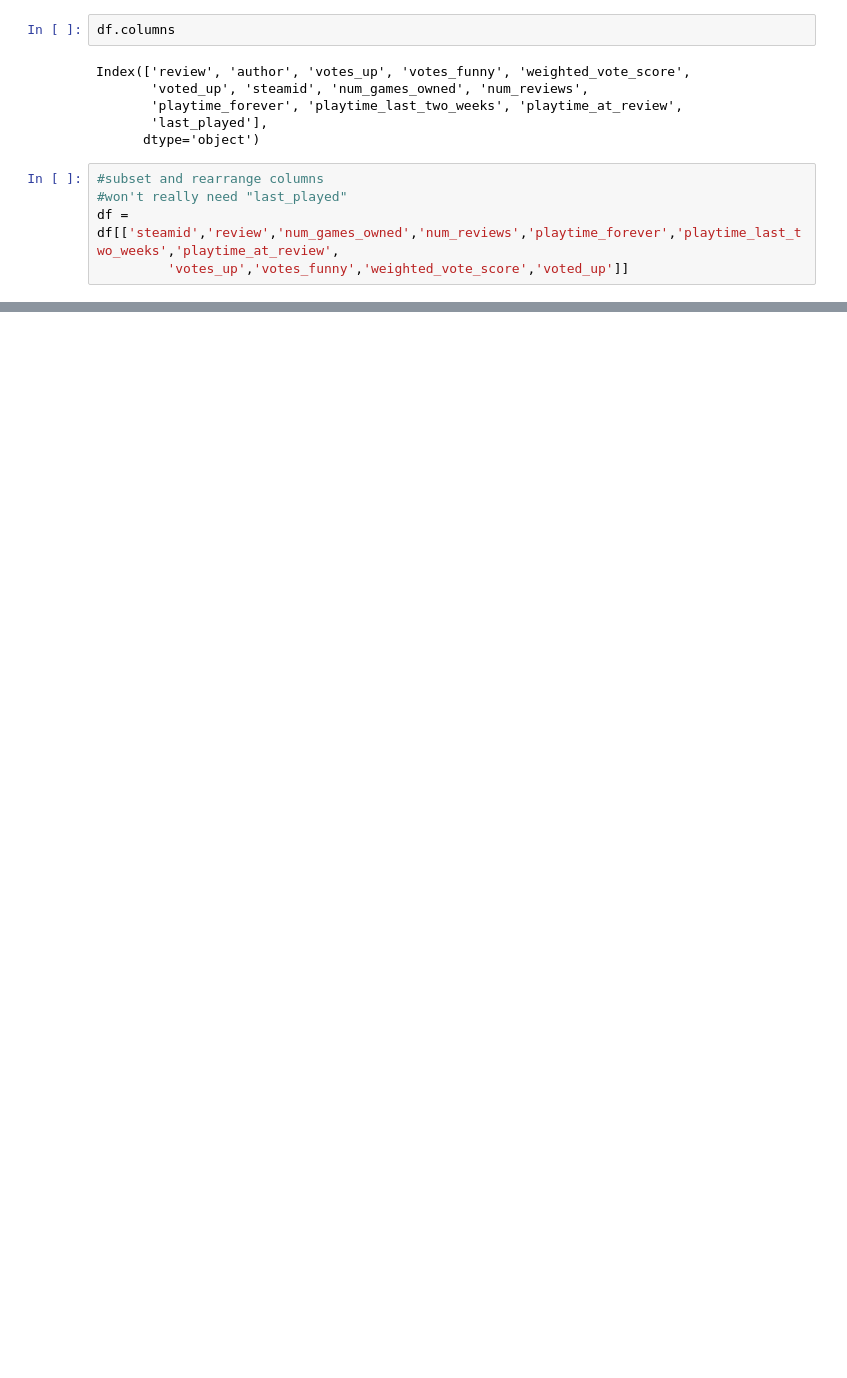
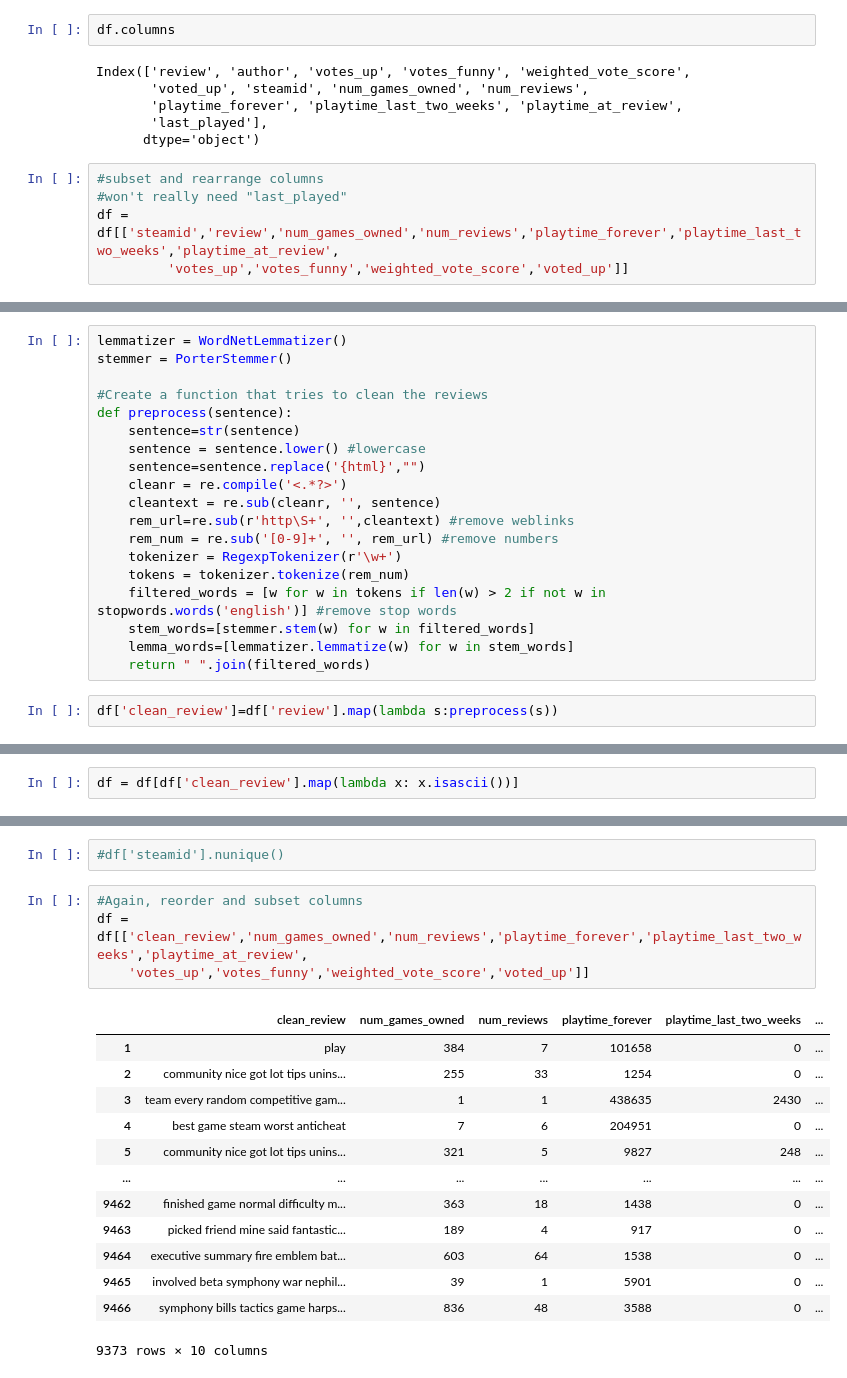
Before and after one commit to choi-b/steam-game-reviews-nlp, a Jupyter notebook: Steam Game Reviews NLP.ipynb, the cells around one changed output, grey strips where cells are left out. Cells and saved outputs as stored; diff of their text form; blank space fills up the shorter version.

Commit message:
cleaned review text 2.7.2023

```diff
--- a/Steam Game Reviews NLP.ipynb
+++ b/Steam Game Reviews NLP.ipynb
@@ -212,0 +213,21 @@ df[df['voted_up']==False]
+# %%
+lemmatizer = WordNetLemmatizer()
+stemmer = PorterStemmer()
+
+#Create a function that tries to clean the reviews
+def preprocess(sentence):
+    sentence=str(sentence)
+    sentence = sentence.lower() #lowercase
+    sentence=sentence.replace('{html}',"")
+    cleanr = re.compile('<.*?>')
+    cleantext = re.sub(cleanr, '', sentence)
+    rem_url=re.sub(r'http\S+', '',cleantext) #remove weblinks
+    rem_num = re.sub('[0-9]+', '', rem_url) #remove numbers
+    tokenizer = RegexpTokenizer(r'\w+')
+    tokens = tokenizer.tokenize(rem_num)
+    filtered_words = [w for w in tokens if len(w) > 2 if not w in stopwords.words('english')] #remove stop words
+    stem_words=[stemmer.stem(w) for w in filtered_words]
+    lemma_words=[lemmatizer.lemmatize(w) for w in stem_words]
+    return " ".join(filtered_words)
+# %%
+df['clean_review']=df['review'].map(lambda s:preprocess(s))
@@ -212,0 +240,2 @@ df[df['voted_up']==False]
+# %%
+df = df[df['clean_review'].map(lambda x: x.isascii())]
@@ -212,0 +255,20 @@ df[df['voted_up']==False]
+# %%
+#df['steamid'].nunique()
+# %%
+#Again, reorder and subset columns
+df = df[['clean_review','num_games_owned','num_reviews','playtime_forever','playtime_last_two_weeks','playtime_at_review',
+    'votes_up','votes_funny','weighted_vote_score','voted_up']]
+# %% [output]
+|  | clean_review | num_games_owned | num_reviews | playtime_forever | playtime_last_two_weeks | ... |
+| 1 | play | 384 | 7 | 101658 | 0 | ... |
+| 2 | community nice got lot tips unins... | 255 | 33 | 1254 | 0 | ... |
+| 3 | team every random competitive gam... | 1 | 1 | 438635 | 2430 | ... |
+| 4 | best game steam worst anticheat | 7 | 6 | 204951 | 0 | ... |
+| 5 | community nice got lot tips unins... | 321 | 5 | 9827 | 248 | ... |
+| ... | ... | ... | ... | ... | ... | ... |
+| 9462 | finished game normal difficulty m... | 363 | 18 | 1438 | 0 | ... |
+| 9463 | picked friend mine said fantastic... | 189 | 4 | 917 | 0 | ... |
+| 9464 | executive summary fire emblem bat... | 603 | 64 | 1538 | 0 | ... |
+| 9465 | involved beta symphony war nephil... | 39 | 1 | 5901 | 0 | ... |
+| 9466 | symphony bills tactics game harps... | 836 | 48 | 3588 | 0 | ... |
+9373 rows × 10 columns
```
Also changed, not shown: parts of 17 cells of this notebook.
